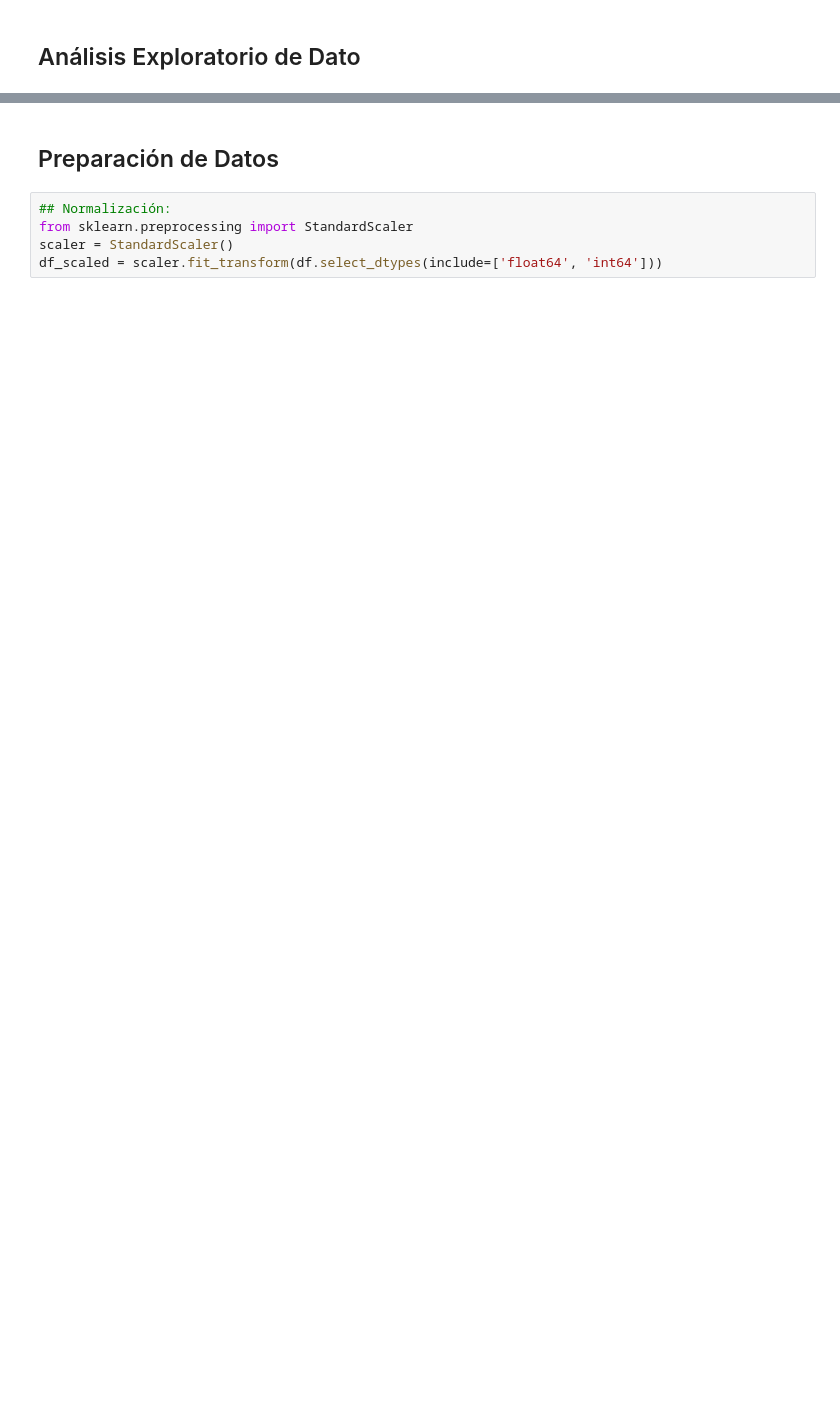
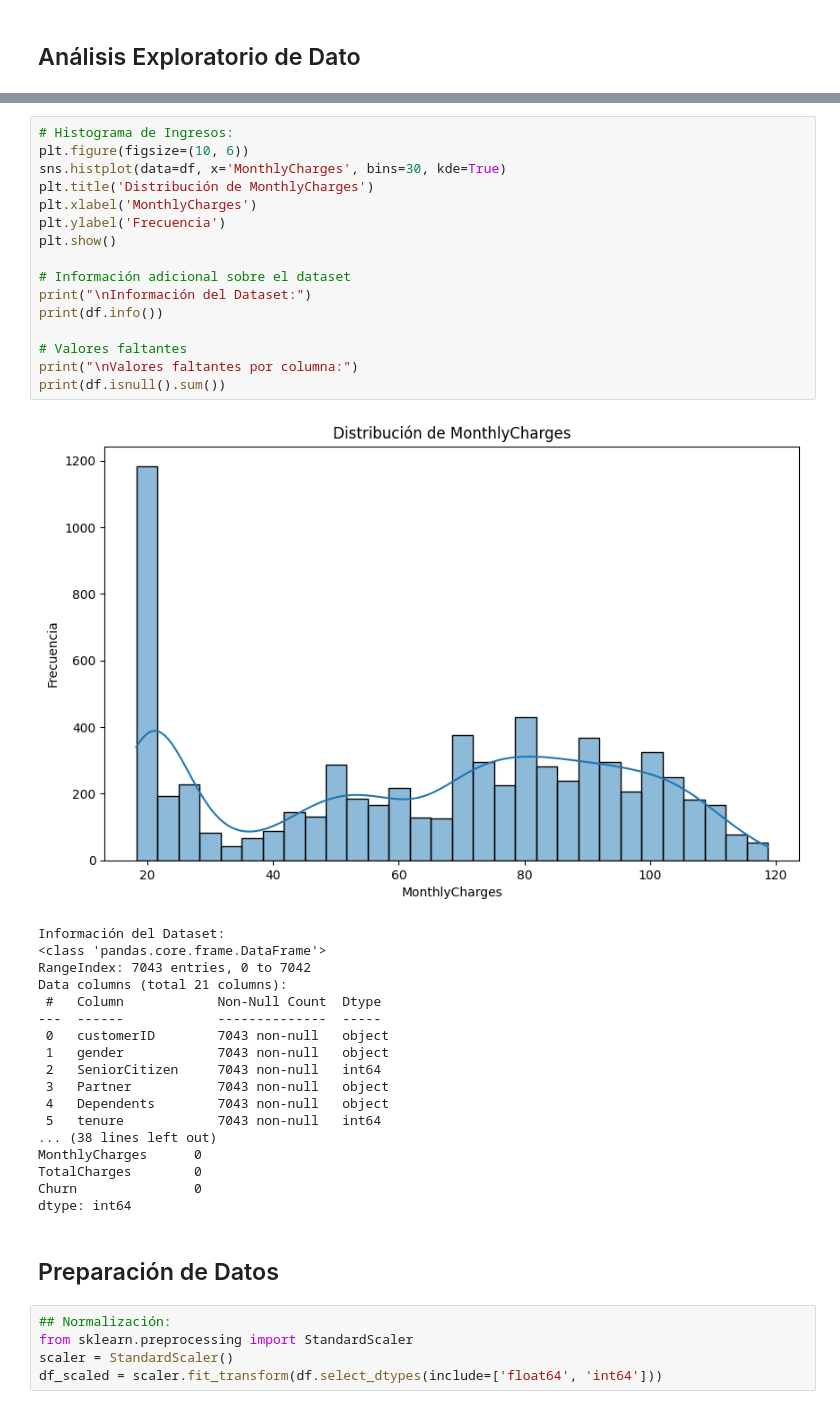
Before and after one commit to paezdev/EA2.-K-Nearest_Neighbors_-KNN-_paez_jean_carlos, a Jupyter notebook: notebooks/paez_ramirez_jean_carlos_KNN.ipynb, the cells around one changed output, grey strips where cells are left out. Cells and saved outputs as stored; diff of their text form; blank space fills up the shorter version.

```diff
--- a/notebooks/paez_ramirez_jean_carlos_KNN.ipynb
+++ b/notebooks/paez_ramirez_jean_carlos_KNN.ipynb
@@ -61,3 +148,38 @@ NameError: name 'df' is not defined
+# %%
+# Histograma de Ingresos:
+plt.figure(figsize=(10, 6))
+sns.histplot(data=df, x='MonthlyCharges', bins=30, kde=True)
+plt.title('Distribución de MonthlyCharges')
+plt.xlabel('MonthlyCharges')
+plt.ylabel('Frecuencia')
+plt.show()
+
+# Información adicional sobre el dataset
+print("\nInformación del Dataset:")
+print(df.info())
+
+# Valores faltantes
+print("\nValores faltantes por columna:")
+print(df.isnull().sum())
+# %% [output]
+[figure, added]
+Información del Dataset:
+<class 'pandas.core.frame.DataFrame'>
+RangeIndex: 7043 entries, 0 to 7042
+Data columns (total 21 columns):
+ #   Column            Non-Null Count  Dtype
+---  ------            --------------  -----
+ 0   customerID        7043 non-null   object
+ 1   gender            7043 non-null   object
+ 2   SeniorCitizen     7043 non-null   int64
+ 3   Partner           7043 non-null   object
+ 4   Dependents        7043 non-null   object
+ 5   tenure            7043 non-null   int64
+... (38 lines left out)
+MonthlyCharges      0
+TotalCharges        0
+Churn               0
+dtype: int64
 # %% [markdown]
 ## Preparación de Datos
 # %%
```
Also changed, not shown: parts of 13 cells of this notebook, 1 other file.
